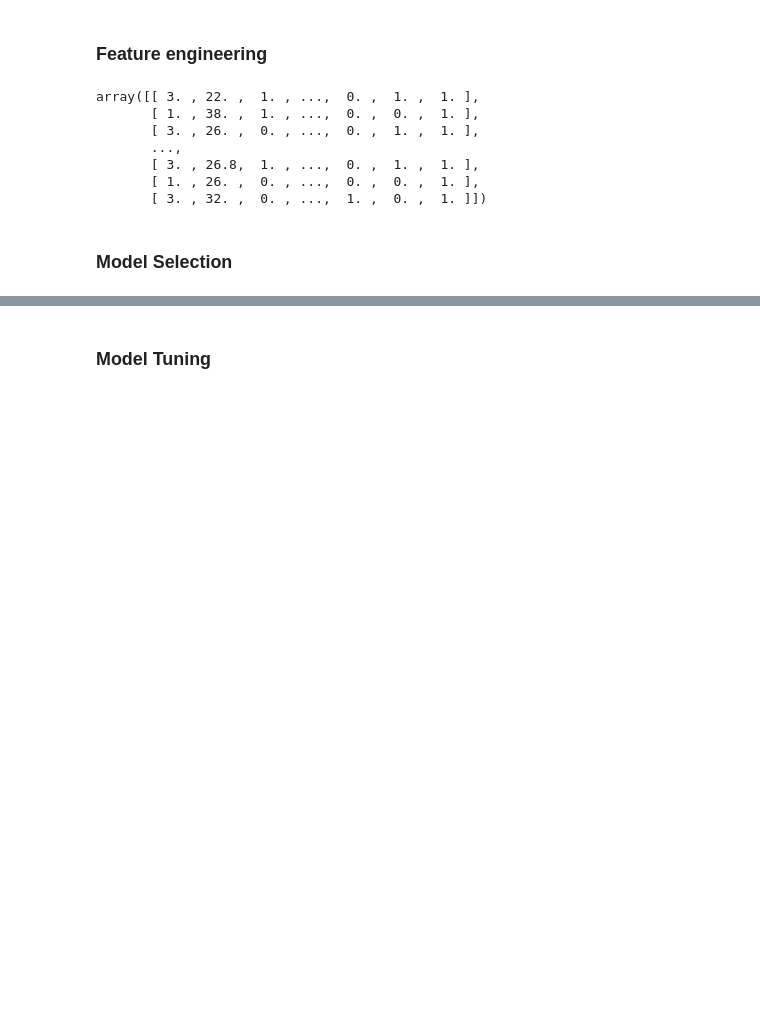
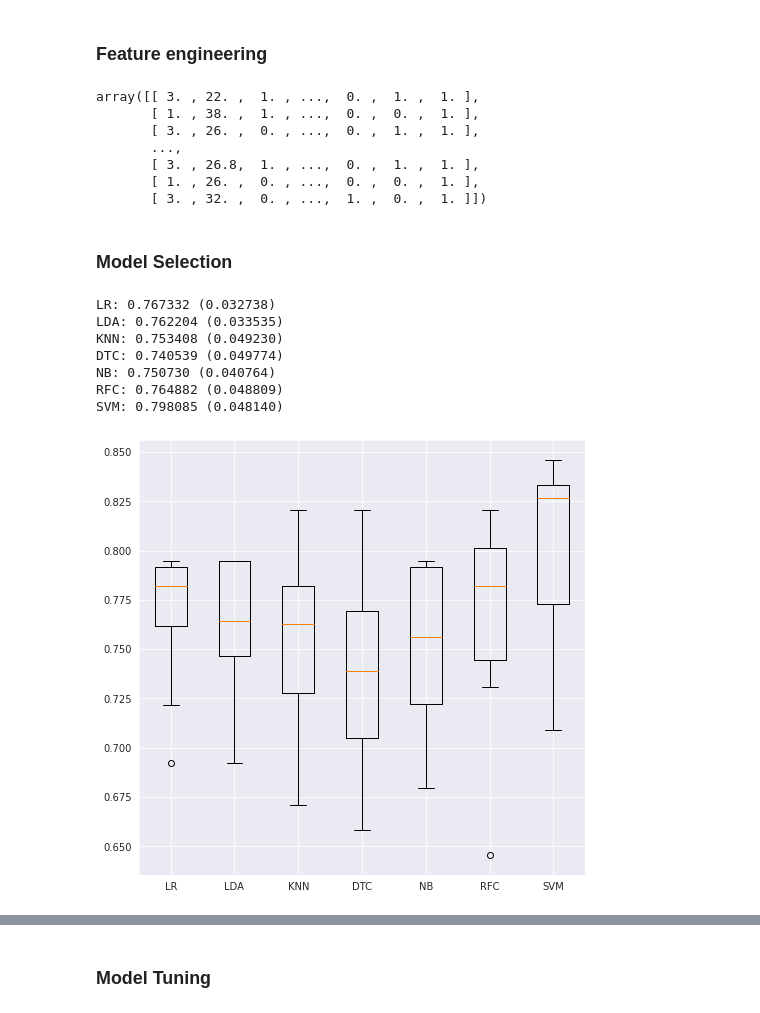
Before and after one commit to Oscarvas/mlpython, a Jupyter notebook: ejercicio1-oscar-vasquez.ipynb, the cells around one changed output, grey strips where cells are left out. Cells and saved outputs as stored; diff of their text form; code cells hidden in the pictures; blank space fills up the shorter version.

Commit message:
Model selection

```diff
--- a/ejercicio1-oscar-vasquez.ipynb
+++ b/ejercicio1-oscar-vasquez.ipynb
@@ -214,33 +214,45 @@ def boxplots_algorithms(results, names):
 # %%
 """ Realizad un bucle que calcule, para cada modelo,
     - Un pipeline que realice:
         1. El ColumnTransformer diseñado anteriormente
         2. Un RobustScaler a continuación y, finalmente,
         3. Evalue cada modelo
     - Una validación cruzada:
         1. Tipo KFolds, con 10 splits
         2. Aleatorio con semilla y,
         3. scoring='accuracy'
      Usaremos la función boxplots_algorithms para plotear los resultados """
 
 results = []
 names = []
 
 for name, model in models:
+    # codigo-alumno
+    scaler = RobustScaler()
+    # codigo-alumno
+    pipeline = make_pipeline(col_transformer, scaler, model )
 
-    scaler = # codigo-alumno
-    pipeline = # codigo-alumno
-
-    cv_technique = # codigo-alumno
-    cv_results = cross_val_score(# codigo-alumno
+    # codigo-alumno
+    cv_technique = KFold(n_splits=10, shuffle=True,random_state=seed)
+    # codigo-alumno
+    cv_results = cross_val_score(pipeline,X,y,cv=cv_technique,scoring='accuracy')
 
     msg = "%s: %f (%f)" % (name, cv_results.mean(), cv_results.std())
     print(msg)
 
     results.append(cv_results)
     names.append(name)
 
 boxplots_algorithms(results, names)
+# %% [output]
+LR: 0.767332 (0.032738)
+LDA: 0.762204 (0.033535)
+KNN: 0.753408 (0.049230)
+DTC: 0.740539 (0.049774)
+NB: 0.750730 (0.040764)
+RFC: 0.764882 (0.048809)
+SVM: 0.798085 (0.048140)
+[figure, added]
 # %%
 """ Realizad el mismo estudio de selección de variables, pero con StratifiedKFolds """
 
```
Also changed, not shown: parts of 1 cell of this notebook.
